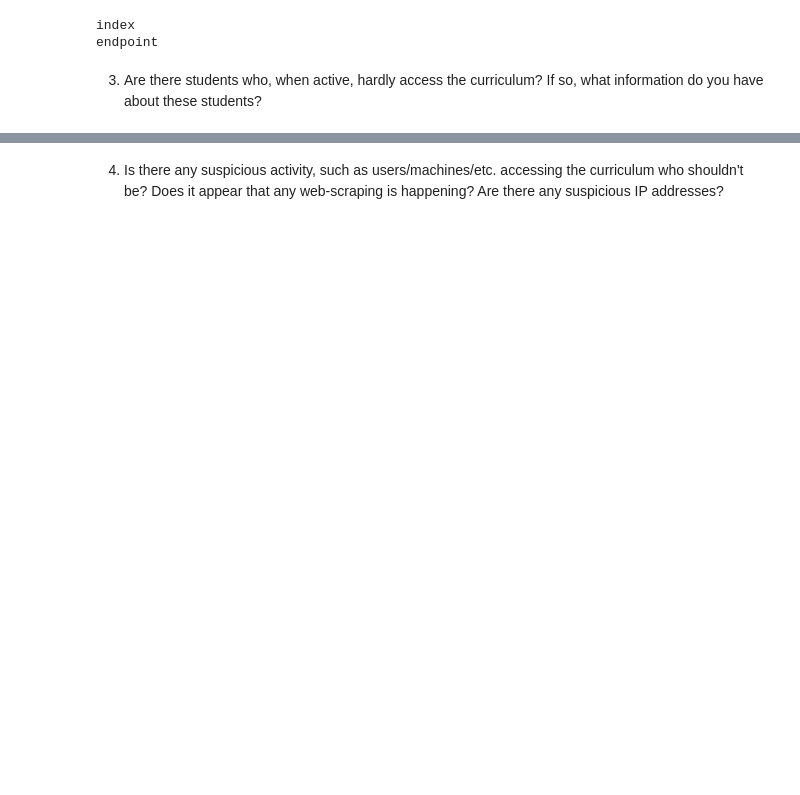
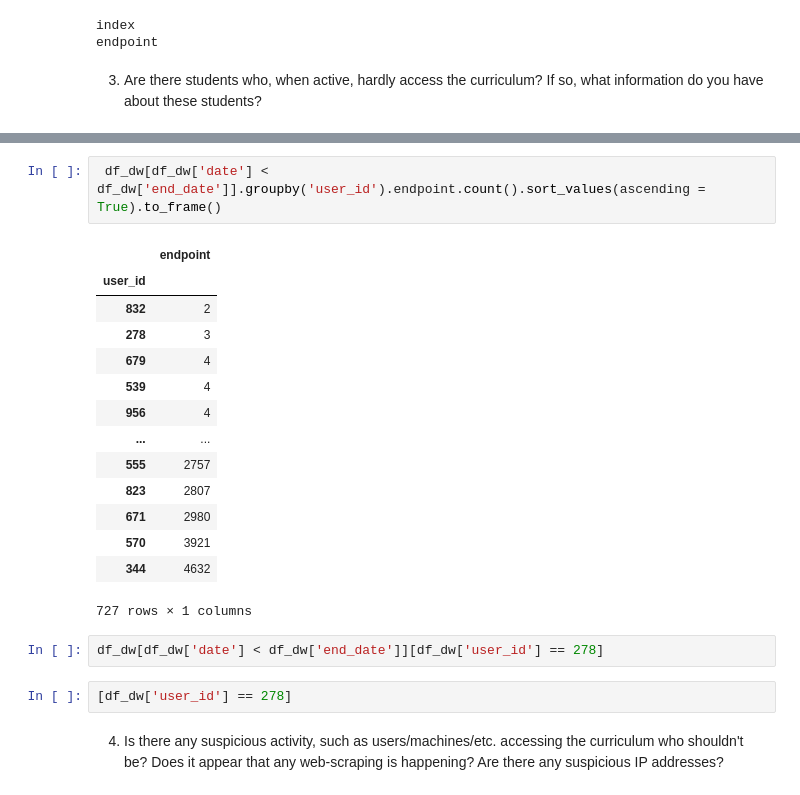
Before and after one commit to anomaly-detection-mini-project/anomaly-detection-project, a Jupyter notebook: anomaly-detection-mini-project.ipynb, the cells around one changed output, grey strips where cells are left out. Cells and saved outputs as stored; diff of their text form; blank space fills up the shorter version.

```diff
--- a/anomaly-detection-mini-project.ipynb
+++ b/anomaly-detection-mini-project.ipynb
@@ -227,3 +238,24 @@ df.head()
+# %%
+ df_dw[df_dw['date'] < df_dw['end_date']].groupby('user_id').endpoint.count().sort_values(ascending = True).to_frame()
+# %% [output]
+|  | endpoint |
+| user_id |  |
+| 832 | 2 |
+| 278 | 3 |
+| 679 | 4 |
+| 539 | 4 |
+| 956 | 4 |
+| ... | ... |
+| 555 | 2757 |
+| 823 | 2807 |
+| 671 | 2980 |
+| 570 | 3921 |
+| 344 | 4632 |
+727 rows × 1 columns
+# %%
+df_dw[df_dw['date'] < df_dw['end_date']][df_dw['user_id'] == 278]
+# %%
+[df_dw['user_id'] == 278]
 # %% [markdown]
 4. Is there any suspicious activity, such as users/machines/etc. accessing the curriculum who shouldn't be? Does it appear that any web-scraping is happening? Are there any suspicious IP addresses?
 # %%
```
Also changed, not shown: parts of 14 cells of this notebook.
